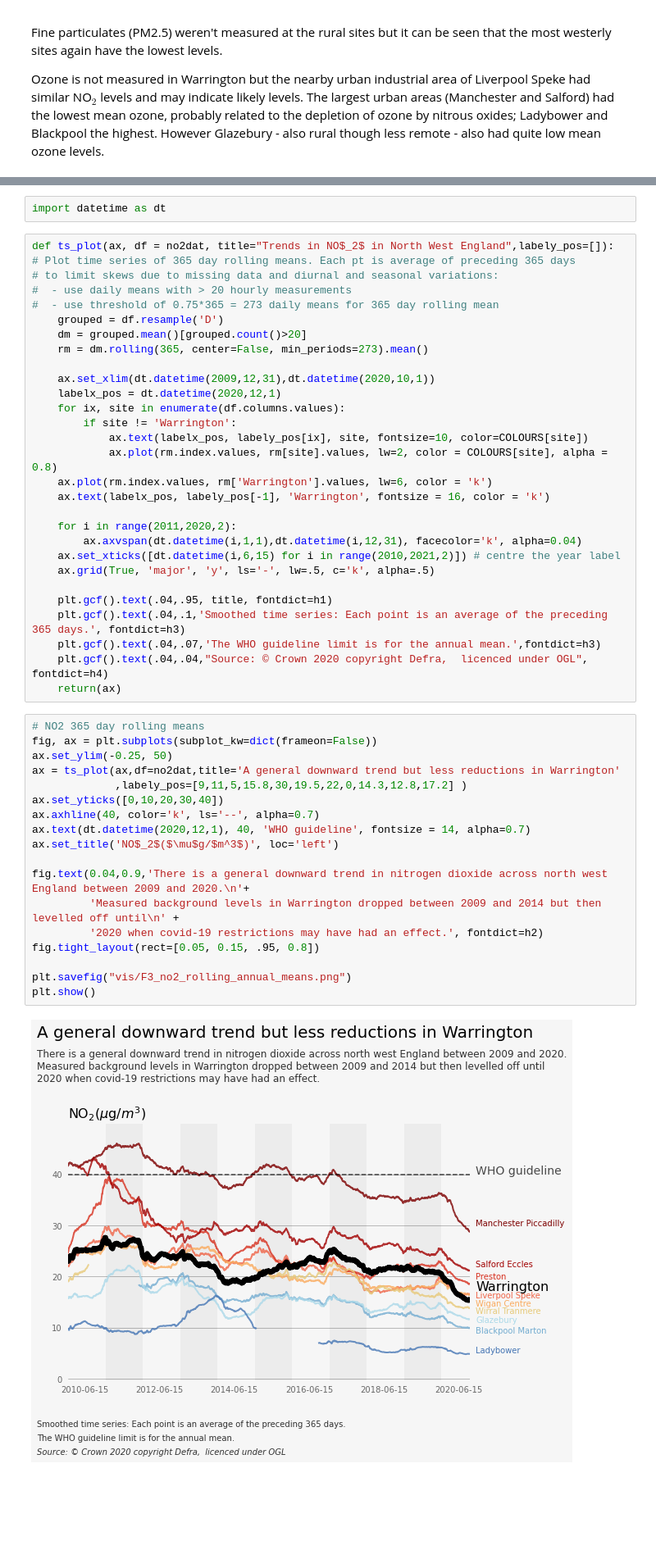
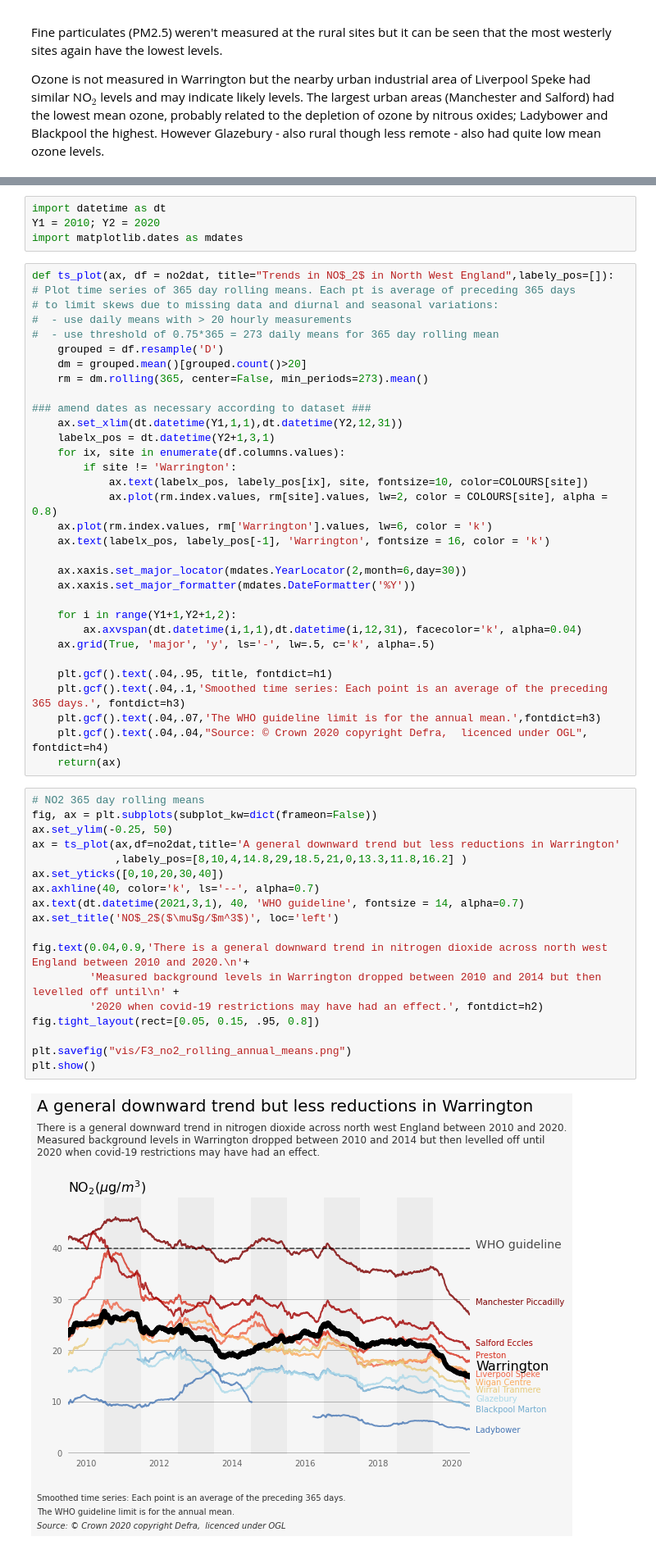
Before and after one commit to wriggy/air-datavis, a Jupyter notebook: A2_WAR_AQ.ipynb, the cells around one changed output, grey strips where cells are left out. Shown at 82% size. Cells and saved outputs as stored; diff of their text form; blank space fills up the shorter version.

```diff
--- a/A2_WAR_AQ.ipynb
+++ b/A2_WAR_AQ.ipynb
@@ -209,6 +213,8 @@ There are strong seasonal variations in air pollution levels so smoothed time se
 ### NO$_2$
 # %%
 import datetime as dt
+Y1 = 2010; Y2 = 2020
+import matplotlib.dates as mdates
 # %%
 def ts_plot(ax, df = no2dat, title="Trends in NO$_2$ in North West England",labely_pos=[]):
 # Plot time series of 365 day rolling means. Each pt is average of preceding 365 days
@@ -219,8 +225,9 @@ def ts_plot(ax, df = no2dat, title="Trends in NO$_2$ in North West England",labe
     dm = grouped.mean()[grouped.count()>20]
     rm = dm.rolling(365, center=False, min_periods=273).mean()
 
-    ax.set_xlim(dt.datetime(2009,12,31),dt.datetime(2020,10,1))
-    labelx_pos = dt.datetime(2020,12,1)
+### amend dates as necessary according to dataset ###
+    ax.set_xlim(dt.datetime(Y1,1,1),dt.datetime(Y2,12,31))
+    labelx_pos = dt.datetime(Y2+1,3,1)
     for ix, site in enumerate(df.columns.values):
         if site != 'Warrington':
             ax.text(labelx_pos, labely_pos[ix], site, fontsize=10, color=COLOURS[site])
@@ -228,9 +235,11 @@ def ts_plot(ax, df = no2dat, title="Trends in NO$_2$ in North West England",labe
     ax.plot(rm.index.values, rm['Warrington'].values, lw=6, color = 'k')
     ax.text(labelx_pos, labely_pos[-1], 'Warrington', fontsize = 16, color = 'k')
 
-    for i in range(2011,2020,2):
+    ax.xaxis.set_major_locator(mdates.YearLocator(2,month=6,day=30))
+    ax.xaxis.set_major_formatter(mdates.DateFormatter('%Y'))
+
+    for i in range(Y1+1,Y2+1,2):
         ax.axvspan(dt.datetime(i,1,1),dt.datetime(i,12,31), facecolor='k', alpha=0.04)
-    ax.set_xticks([dt.datetime(i,6,15) for i in range(2010,2021,2)]) # centre the year label
     ax.grid(True, 'major', 'y', ls='-', lw=.5, c='k', alpha=.5)
 
     plt.gcf().text(.04,.95, title, fontdict=h1)
@@ -241,23 +250,23 @@ def ts_plot(ax, df = no2dat, title="Trends in NO$_2$ in North West England",labe
 # %%
 # NO2 365 day rolling means
 fig, ax = plt.subplots(subplot_kw=dict(frameon=False))
 ax.set_ylim(-0.25, 50)
 ax = ts_plot(ax,df=no2dat,title='A general downward trend but less reductions in Warrington'
-             ,labely_pos=[9,11,5,15.8,30,19.5,22,0,14.3,12.8,17.2] )
+             ,labely_pos=[8,10,4,14.8,29,18.5,21,0,13.3,11.8,16.2] )
 ax.set_yticks([0,10,20,30,40])
 ax.axhline(40, color='k', ls='--', alpha=0.7)
-ax.text(dt.datetime(2020,12,1), 40, 'WHO guideline', fontsize = 14, alpha=0.7)
+ax.text(dt.datetime(2021,3,1), 40, 'WHO guideline', fontsize = 14, alpha=0.7)
 ax.set_title('NO$_2$($\mu$g/$m^3$)', loc='left')
 
-fig.text(0.04,0.9,'There is a general downward trend in nitrogen dioxide across north west England between 2009 and 2020.\n'+
-         'Measured background levels in Warrington dropped between 2009 and 2014 but then levelled off until\n' +
+fig.text(0.04,0.9,'There is a general downward trend in nitrogen dioxide across north west England between 2010 and 2020.\n'+
+         'Measured background levels in Warrington dropped between 2010 and 2014 but then levelled off until\n' +
          '2020 when covid-19 restrictions may have had an effect.', fontdict=h2)
 fig.tight_layout(rect=[0.05, 0.15, .95, 0.8])
 
 plt.savefig("vis/F3_no2_rolling_annual_means.png")
 plt.show()
 # %% [output]
-[figure, old version]
+[figure, new version]
 # %% [markdown]
 The overall picture is of a downward trend in NO$_2$ levels. However the Warrington site seems to be an exception with a much flatter curve until the start of 2020. Many features are common to all sites, for example the downward trend winter 2013/2014 and the strong upward trend winter 2016/2017. These are likely to relate to regional weather effects -  strong winds disperse pollutants, temperature inversions trap pollutants at ground level and cold winters result in more fuel burning for heating. The drop at all sites in 2020 is likely in part to result from reduced traffic due to covid19.
 
```
Also changed, not shown: parts of 15 cells of this notebook, 21 other files.
